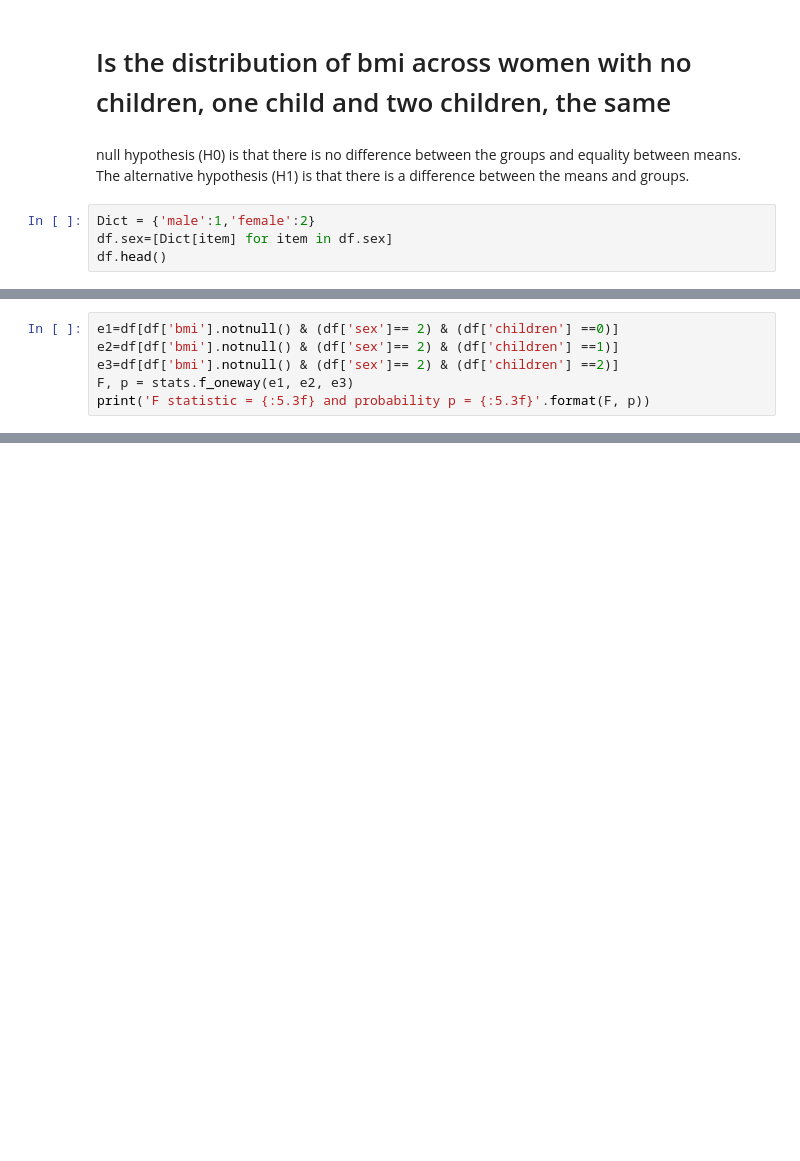
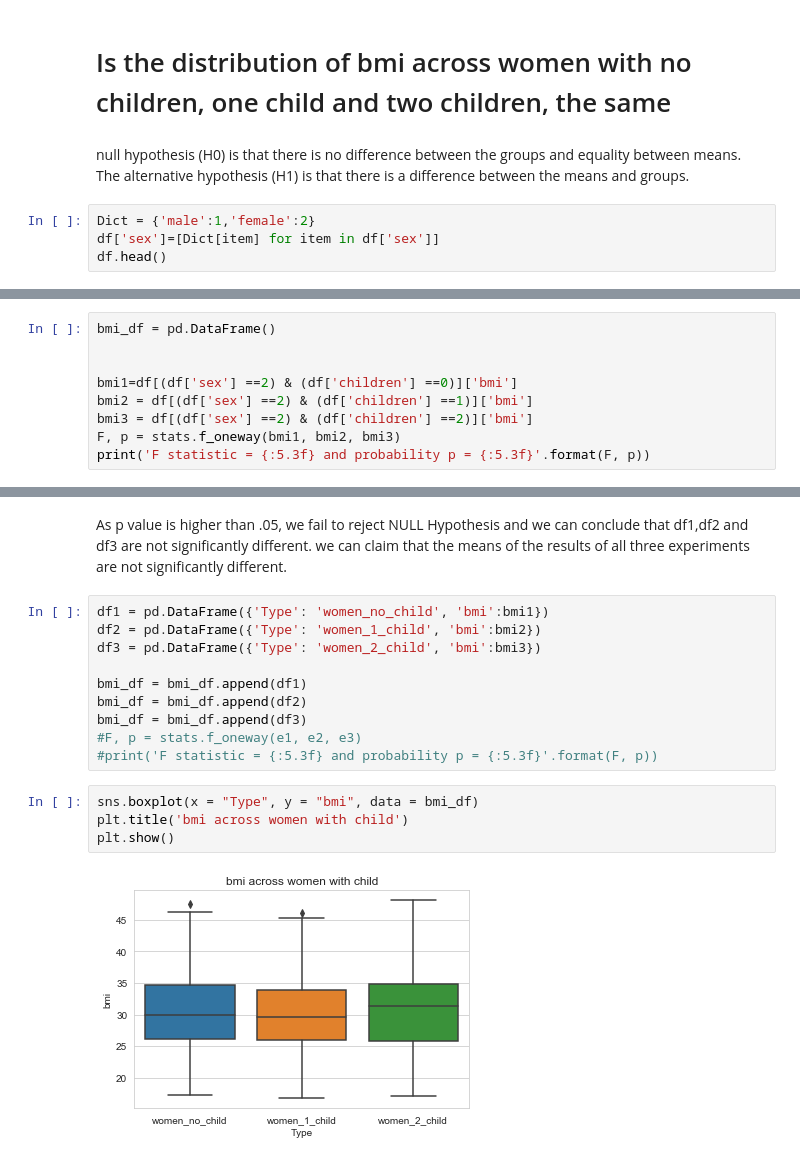
Before and after one commit to GreatLearningAIML1/pune-july19-batch-Seema-eng, a Jupyter notebook: Health_ insurance Project.ipynb, the cells around one changed output, grey strips where cells are left out. Drawn from its saved outputs; the diff is of its cells as text; blank space fills up the shorter version.

```diff
--- a/Health_ insurance Project.ipynb
+++ b/Health_ insurance Project.ipynb
@@ -280,6 +280,6 @@ null hypothesis (H0) is that there is no difference between the groups and equal
 The alternative hypothesis (H1) is that there is a difference between the means and groups.
 # %%
 Dict = {'male':1,'female':2}
-df.sex=[Dict[item] for item in df.sex]
+df['sex']=[Dict[item] for item in df['sex']]
 df.head()
 # %% [output]
@@ -287,7 +292,10 @@ KeyError: None
 # %%
-e1=df[df['bmi'].notnull() & (df['sex']== 2) & (df['children'] ==0)]
-e2=df[df['bmi'].notnull() & (df['sex']== 2) & (df['children'] ==1)]
-e3=df[df['bmi'].notnull() & (df['sex']== 2) & (df['children'] ==2)]
-F, p = stats.f_oneway(e1, e2, e3)
+bmi_df = pd.DataFrame()
+
+
+bmi1=df[(df['sex'] ==2) & (df['children'] ==0)]['bmi']
+bmi2 = df[(df['sex'] ==2) & (df['children'] ==1)]['bmi']
+bmi3 = df[(df['sex'] ==2) & (df['children'] ==2)]['bmi']
+F, p = stats.f_oneway(bmi1, bmi2, bmi3)
 print('F statistic = {:5.3f} and probability p = {:5.3f}'.format(F, p))
 # %% [output]
@@ -294,0 +307,19 @@ KeyError: 1
+# %% [markdown]
+As p value is higher than .05, we fail to reject NULL Hypothesis and we can conclude that df1,df2 and df3 are not significantly different.
+we can claim that the means of the results of all three experiments are not significantly different.
+# %%
+df1 = pd.DataFrame({'Type': 'women_no_child', 'bmi':bmi1})
+df2 = pd.DataFrame({'Type': 'women_1_child', 'bmi':bmi2})
+df3 = pd.DataFrame({'Type': 'women_2_child', 'bmi':bmi3})
+
+bmi_df = bmi_df.append(df1)
+bmi_df = bmi_df.append(df2)
+bmi_df = bmi_df.append(df3)
+#F, p = stats.f_oneway(e1, e2, e3)
+#print('F statistic = {:5.3f} and probability p = {:5.3f}'.format(F, p))
+# %%
+sns.boxplot(x = "Type", y = "bmi", data = bmi_df)
+plt.title('bmi across women with child')
+plt.show()
+# %% [output]
+[figure, added]
```
Also changed, not shown: parts of 4 cells of this notebook.
